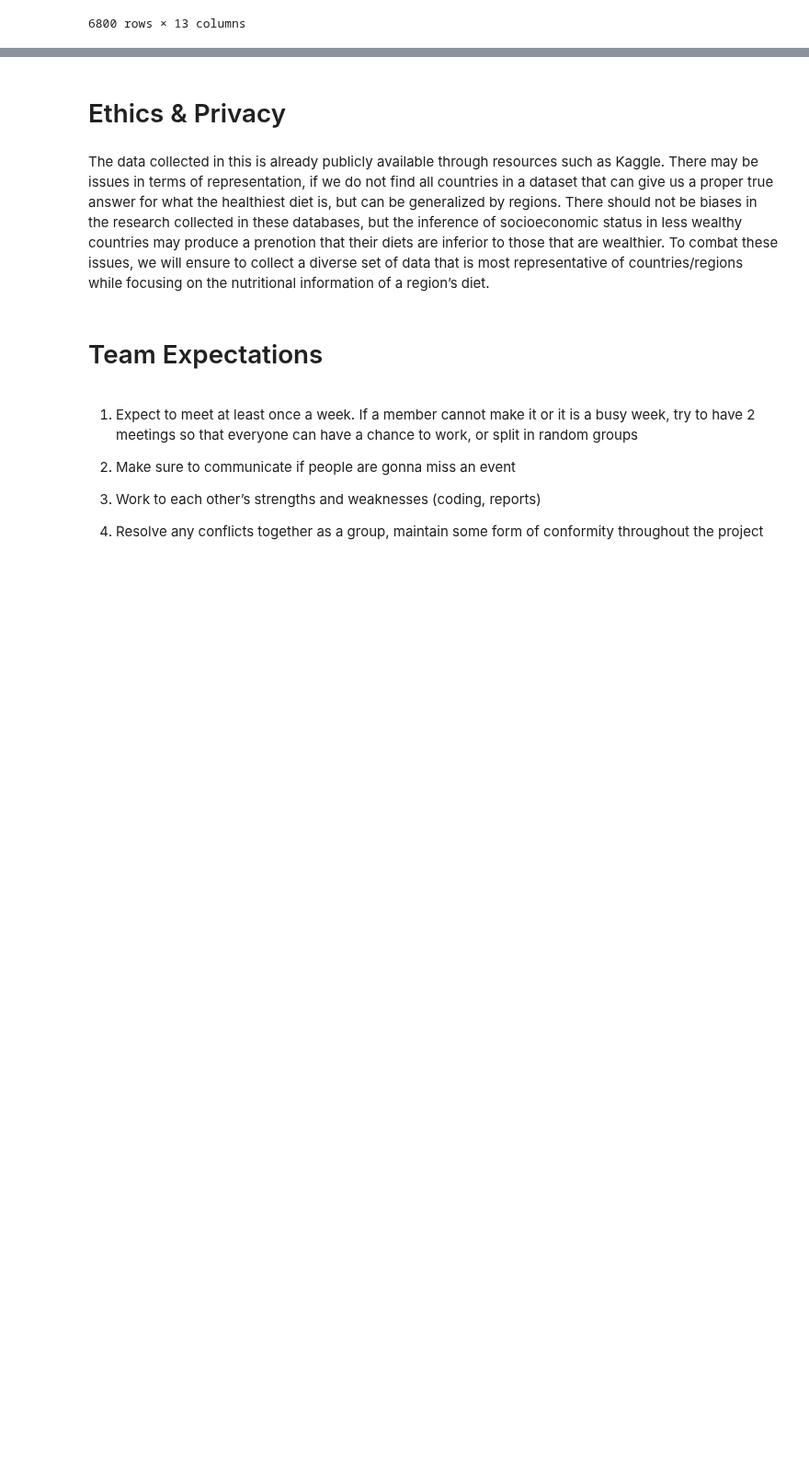
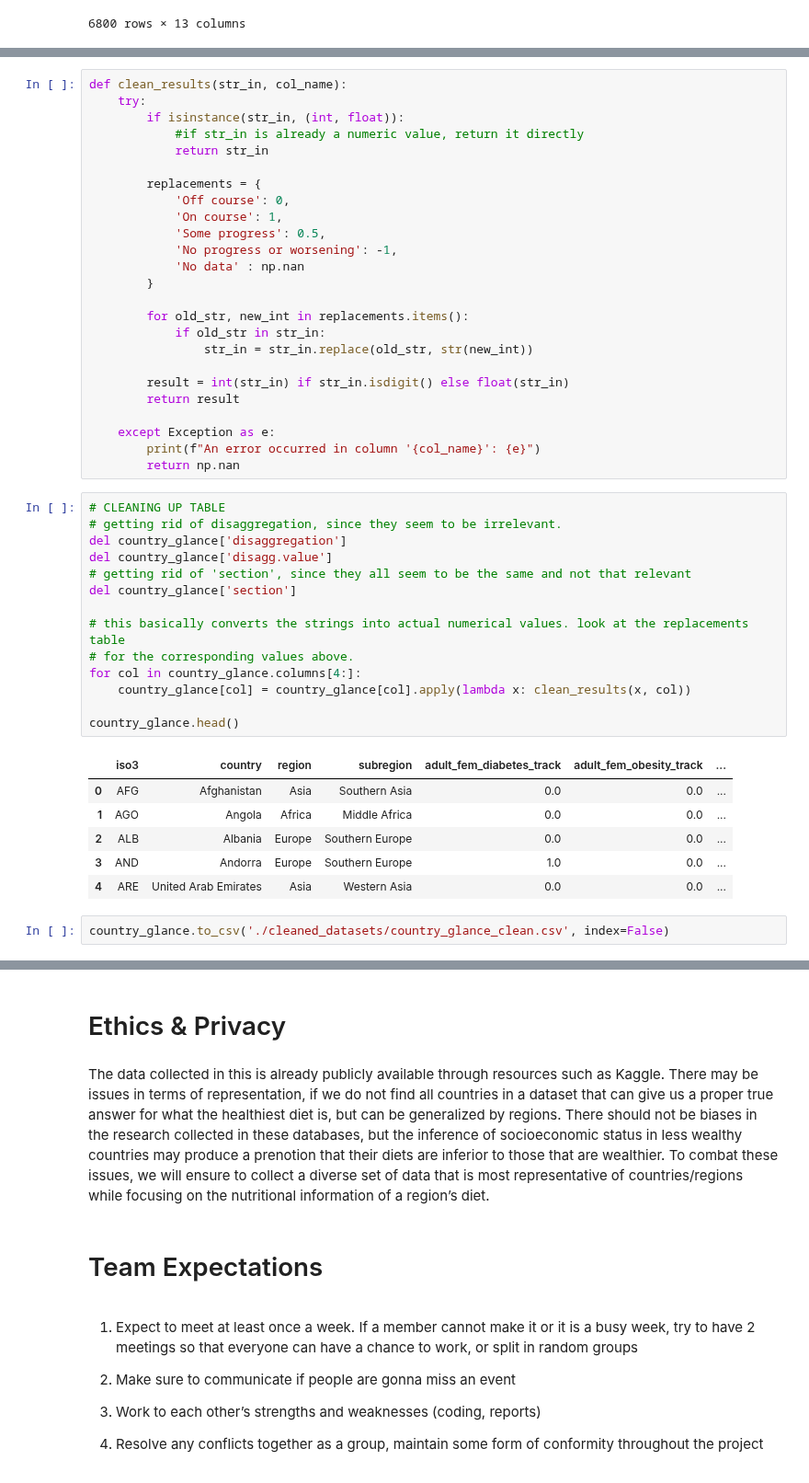
Before and after one commit to COGS108/Group074_WI24, a Jupyter notebook: DataCheckpoint_Group074_WI24_Verson_1.ipynb, the cells around one changed output, grey strips where cells are left out. Shown at 92% size. Drawn from its saved outputs; the diff is of its cells as text; blank space fills up the shorter version.

```diff
--- a/DataCheckpoint_Group074_WI24_Verson_1.ipynb
+++ b/DataCheckpoint_Group074_WI24_Verson_1.ipynb
@@ -150,0 +192,48 @@ bmi.to_csv('./datasets/bim_country_clean.csv', index=False)
+# %%
+def clean_results(str_in, col_name):
+    try:
+        if isinstance(str_in, (int, float)):
+            #if str_in is already a numeric value, return it directly
+            return str_in
+
+        replacements = {
+            'Off course': 0,
+            'On course': 1,
+            'Some progress': 0.5,
+            'No progress or worsening': -1,
+            'No data' : np.nan
+        }
+
+        for old_str, new_int in replacements.items():
+            if old_str in str_in:
+                str_in = str_in.replace(old_str, str(new_int))
+
+        result = int(str_in) if str_in.isdigit() else float(str_in)
+        return result
+
+    except Exception as e:
+        print(f"An error occurred in column '{col_name}': {e}")
+        return np.nan
+# %%
+# CLEANING UP TABLE
+# getting rid of disaggregation, since they seem to be irrelevant.
+del country_glance['disaggregation']
+del country_glance['disagg.value']
+# getting rid of 'section', since they all seem to be the same and not that relevant
+del country_glance['section']
+
+# this basically converts the strings into actual numerical values. look at the replacements table
+# for the corresponding values above.
+for col in country_glance.columns[4:]:
+    country_glance[col] = country_glance[col].apply(lambda x: clean_results(x, col))
+
+country_glance.head()
+# %% [output]
+|  | iso3 | country | region | subregion | adult_fem_diabetes_track | adult_fem_obesity_track | ... |
+| 0 | AFG | Afghanistan | Asia | Southern Asia | 0.0 | 0.0 | ... |
+| 1 | AGO | Angola | Africa | Middle Africa | 0.0 | 0.0 | ... |
+| 2 | ALB | Albania | Europe | Southern Europe | 0.0 | 0.0 | ... |
+| 3 | AND | Andorra | Europe | Southern Europe | 1.0 | 0.0 | ... |
+| 4 | ARE | United Arab Emirates | Asia | Western Asia | 0.0 | 0.0 | ... |
+# %%
+country_glance.to_csv('./cleaned_datasets/country_glance_clean.csv', index=False)
```
Also changed, not shown: parts of 17 cells of this notebook, 6 other files.
